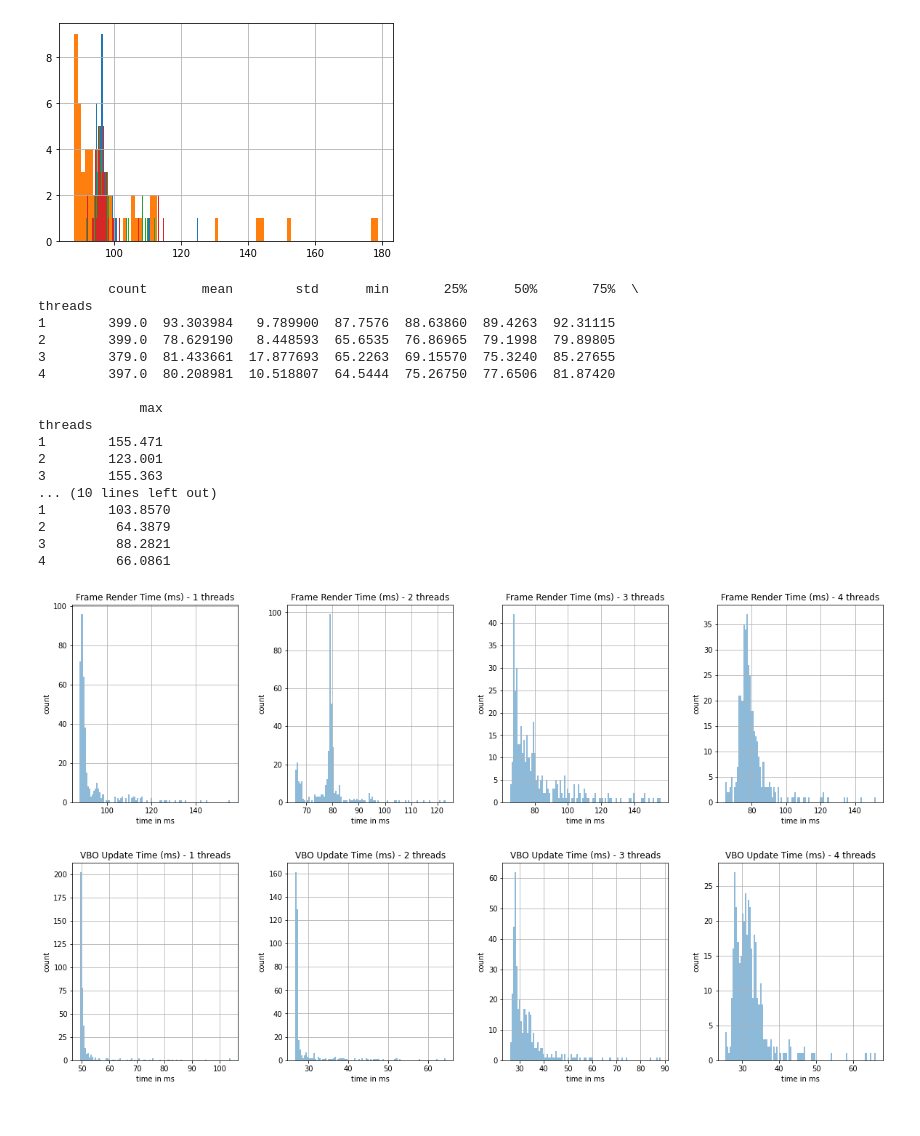
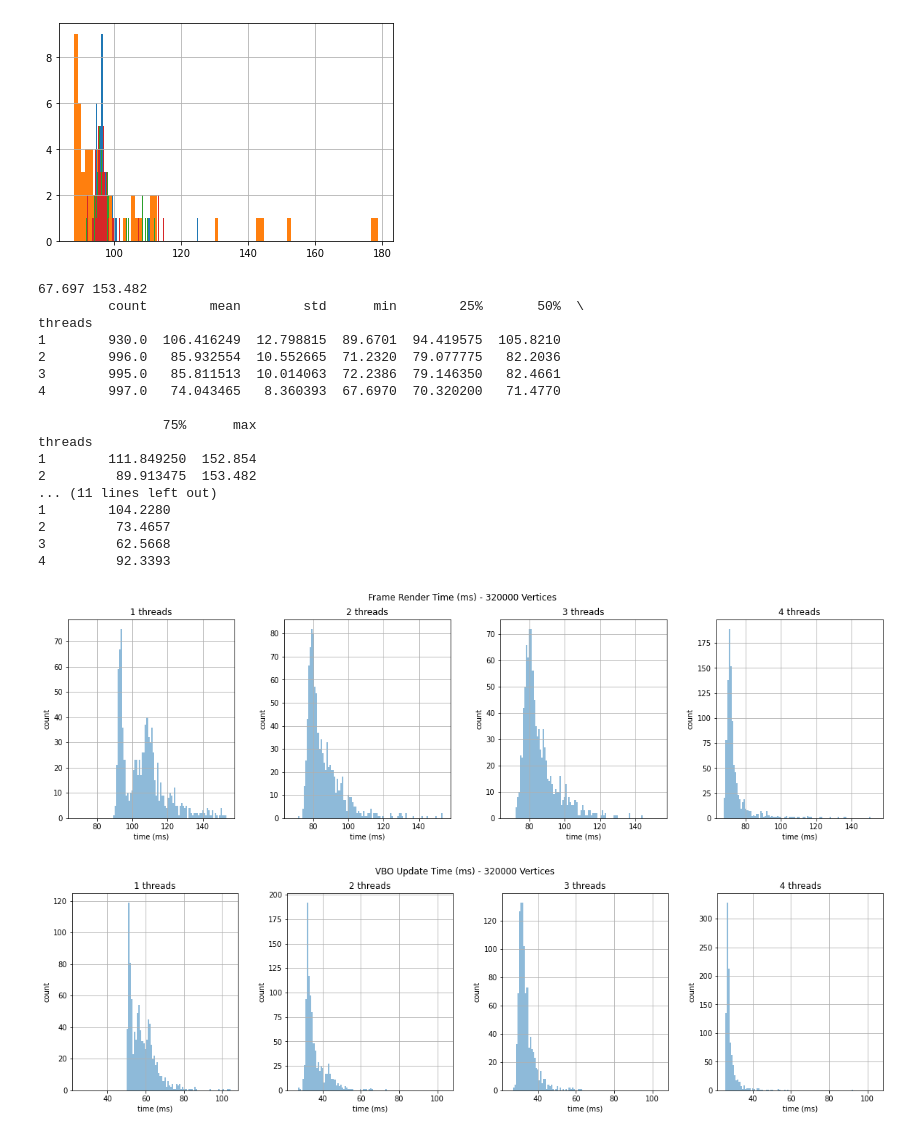
Before and after one commit to eimearc/vulkan, a Jupyter notebook: Benchmark.ipynb, the cells around one changed output. Drawn from its saved outputs; the diff is of its cells as text; code cells hidden in the pictures.

```diff
--- a/Benchmark.ipynb
+++ b/Benchmark.ipynb
@@ -52,46 +52,53 @@ threads
 Name: frame, dtype: object
 [figure]
 # %%
-df = pd.read_csv('vulkan/time_vulkan.csv')
+df = pd.read_csv('vulkan/time_vulkan_final.csv')
 
 z=np.abs(stats.zscore(df.frame))
 df.drop(df.index[np.where(z>3)[0]], inplace=True) # Make sure to have inplace=True
 
+print(df.frame.min(), df.frame.max())
+
 print(df.groupby('threads').frame.describe())
 print(df.groupby('threads').updateVBO.describe())
 
+x_label='time (ms)'
+y_label='count'
+
 fig,ax=plt.subplots(1,4,figsize=(20,5))
+fig.suptitle('Frame Render Time (ms) - {} Vertices'.format(df.vertices[0]))
 for i in range(1,5):
-    df[df.threads==i].hist('frame',bins=100,ax=ax[i-1],alpha=0.5)
-    ax[i-1].set_xlabel('time in ms')
-    ax[i-1].set_ylabel('count')
-    ax[i-1].set_title('Frame Render Time (ms) - {} threads'.format(i))
+    df[df.threads==i].hist('frame',bins=100,ax=ax[i-1],alpha=0.5,range=[df.frame.min(),df.frame.max()])
+    ax[i-1].set_xlabel(x_label)
+    ax[i-1].set_ylabel(y_label)
+    ax[i-1].set_title('{} threads'.format(i))
 plt.show()
 
 fig,ax=plt.subplots(1,4,figsize=(20,5))
+fig.suptitle('VBO Update Time (ms) - {} Vertices'.format(df.vertices[0]))
 for i in range(1,5):
-    df[df.threads==i].hist('updateVBO',bins=100,ax=ax[i-1],alpha=0.5)
-    ax[i-1].set_xlabel('time in ms')
-    ax[i-1].set_ylabel('count')
-    ax[i-1].set_title('VBO Update Time (ms) - {} threads'.format(i))
+    df[df.threads==i].hist('updateVBO',bins=100,ax=ax[i-1],alpha=0.5,range=[df.updateVBO.min(),df.updateVBO.max()])
+    ax[i-1].set_xlabel(x_label)
+    ax[i-1].set_ylabel(y_label)
+    ax[i-1].set_title('{} threads'.format(i))
 plt.show()
 # %% [output]
-         count       mean        std      min       25%      50%       75%  \
+67.697 153.482
+         count        mean        std      min        25%       50%  \
 threads
-1        399.0  93.303984   9.789900  87.7576  88.63860  89.4263  92.31115
-2        399.0  78.629190   8.448593  65.6535  76.86965  79.1998  79.89805
-3        379.0  81.433661  17.877693  65.2263  69.15570  75.3240  85.27655
-4        397.0  80.208981  10.518807  64.5444  75.26750  77.6506  81.87420
+1        930.0  106.416249  12.798815  89.6701  94.419575  105.8210
+2        996.0   85.932554  10.552665  71.2320  79.077775   82.2036
+3        995.0   85.811513  10.014063  72.2386  79.146350   82.4661
+4        997.0   74.043465   8.360393  67.6970  70.320200   71.4770
 
-             max
+                75%      max
 threads
-1        155.471
-2        123.001
-3        155.363
-... (10 lines left out)
-1        103.8570
-2         64.3879
-3         88.2821
-4         66.0861
+1        111.849250  152.854
+2         89.913475  153.482
+... (11 lines left out)
+1        104.2280
+2         73.4657
+3         62.5668
+4         92.3393
-[figure, old version]
+[figure, new version]
-[figure, old version]
+[figure, new version]
```
Also changed, not shown: 4 other files.
